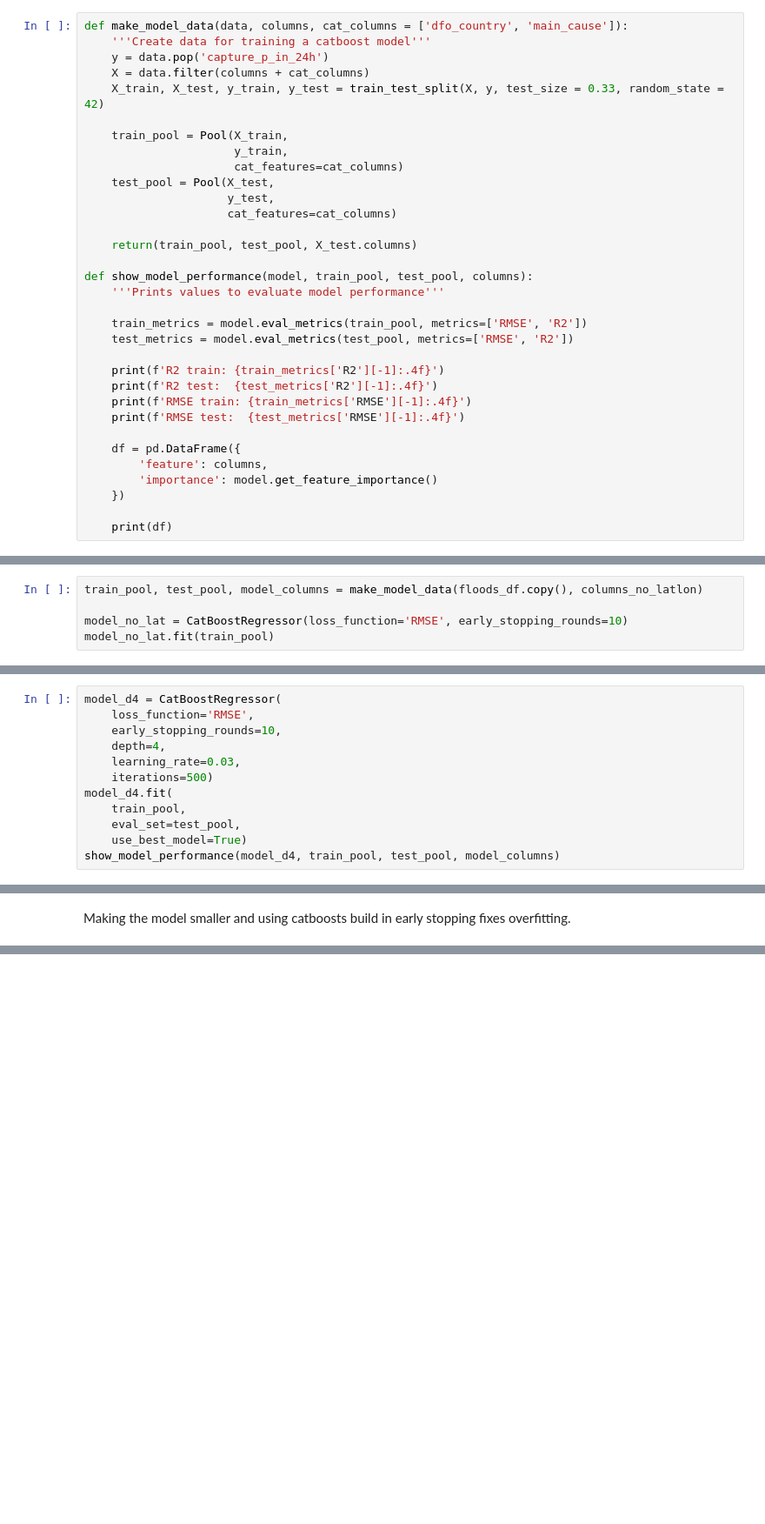
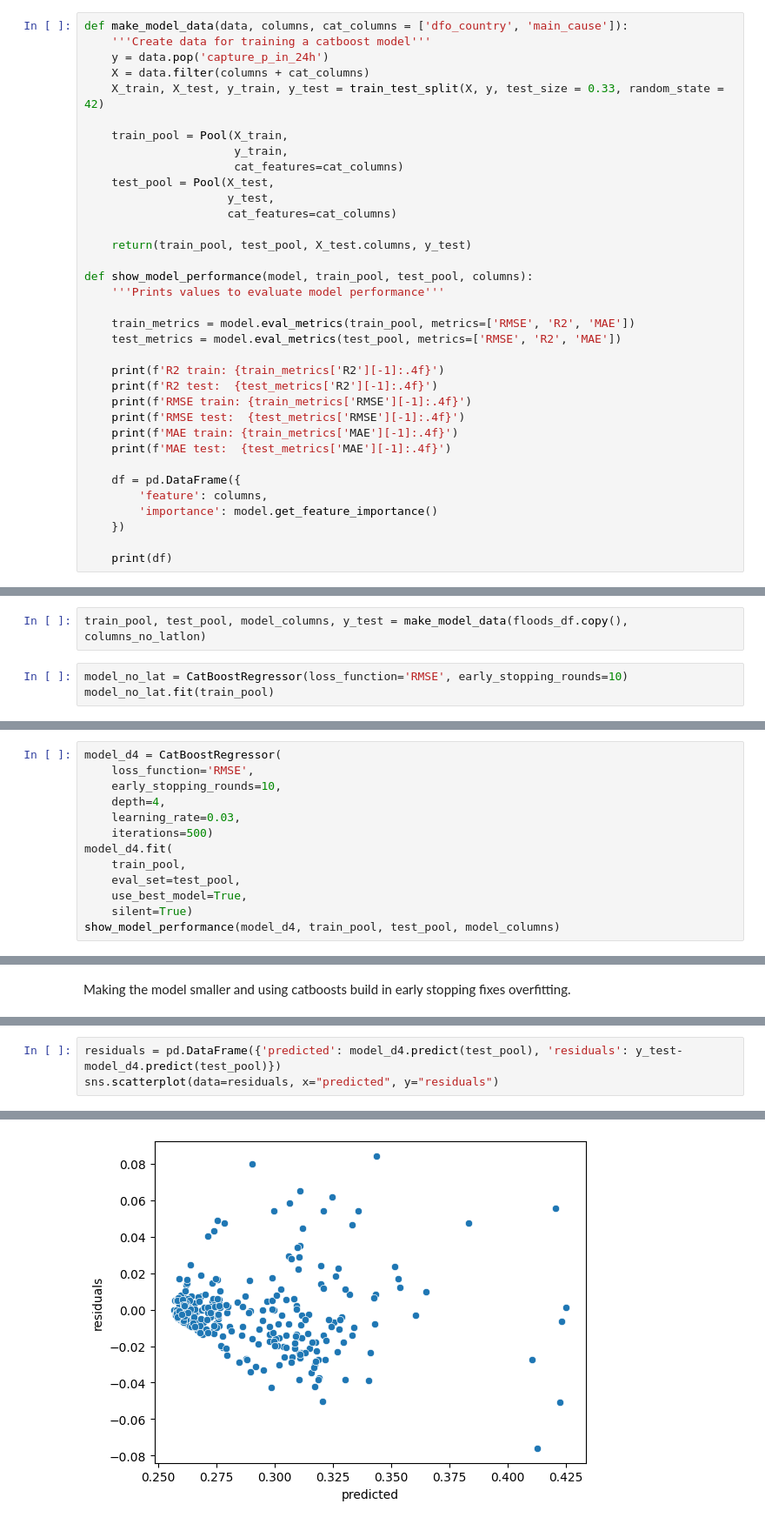
Before and after one commit to vkopo/flood, a Jupyter notebook: flood.ipynb, the cells around one changed output, grey strips where cells are left out. Shown at 87% size. Cells and saved outputs as stored; diff of their text form; blank space fills up the shorter version.

Commit message:
Evaluate model

```diff
--- a/flood.ipynb
+++ b/flood.ipynb
@@ -219,18 +220,20 @@ def make_model_data(data, columns, cat_columns = ['dfo_country', 'main_cause']):
                      y_test,
                      cat_features=cat_columns)
 
-    return(train_pool, test_pool, X_test.columns)
+    return(train_pool, test_pool, X_test.columns, y_test)
 
 def show_model_performance(model, train_pool, test_pool, columns):
     '''Prints values to evaluate model performance'''
 
-    train_metrics = model.eval_metrics(train_pool, metrics=['RMSE', 'R2'])
-    test_metrics = model.eval_metrics(test_pool, metrics=['RMSE', 'R2'])
+    train_metrics = model.eval_metrics(train_pool, metrics=['RMSE', 'R2', 'MAE'])
+    test_metrics = model.eval_metrics(test_pool, metrics=['RMSE', 'R2', 'MAE'])
 
     print(f'R2 train: {train_metrics['R2'][-1]:.4f}')
     print(f'R2 test:  {test_metrics['R2'][-1]:.4f}')
     print(f'RMSE train: {train_metrics['RMSE'][-1]:.4f}')
     print(f'RMSE test:  {test_metrics['RMSE'][-1]:.4f}')
+    print(f'MAE train: {train_metrics['MAE'][-1]:.4f}')
+    print(f'MAE test:  {test_metrics['MAE'][-1]:.4f}')
 
     df = pd.DataFrame({
         'feature': columns,
@@ -286,9 +289,9 @@ RMSE test:  0.0019
 Model has great fit. This is to be expected when latitude is included in the model. Importance scores show that other features hardly matter.
 # %%
 columns_no_latlon = ['capture_p_in_24h', 'flood_tiles', 'length_days', 'dfo_severity', 'n_countries_affected', 'dfo_displaced', 'dfo_dead']
+# %%
+train_pool, test_pool, model_columns, y_test = make_model_data(floods_df.copy(), columns_no_latlon)
 # %%
-train_pool, test_pool, model_columns = make_model_data(floods_df.copy(), columns_no_latlon)
-
 model_no_lat = CatBoostRegressor(loss_function='RMSE', early_stopping_rounds=10)
 model_no_lat.fit(train_pool)
 # %% [output]
@@ -398,6 +401,7 @@ model_d4 = CatBoostRegressor(
 model_d4.fit(
     train_pool,
     eval_set=test_pool,
-    use_best_model=True)
+    use_best_model=True,
+    silent=True)
 show_model_performance(model_d4, train_pool, test_pool, model_columns)
 # %% [output]
@@ -426,0 +433,4 @@ Making the model smaller and using catboosts build in early stopping fixes overf
+# %%
+residuals = pd.DataFrame({'predicted': model_d4.predict(test_pool), 'residuals': y_test-model_d4.predict(test_pool)})
+sns.scatterplot(data=residuals, x="predicted", y="residuals")
+# %% [output]
@@ -426,0 +438 @@ Making the model smaller and using catboosts build in early stopping fixes overf
+[figure, added]
```
Also changed, not shown: parts of 9 cells of this notebook.
